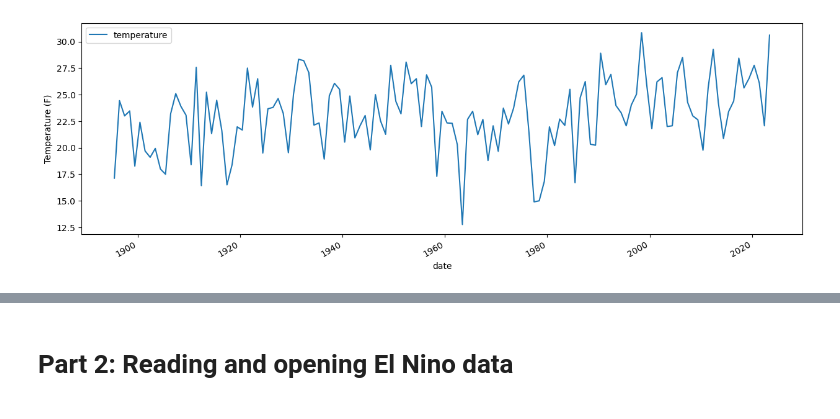
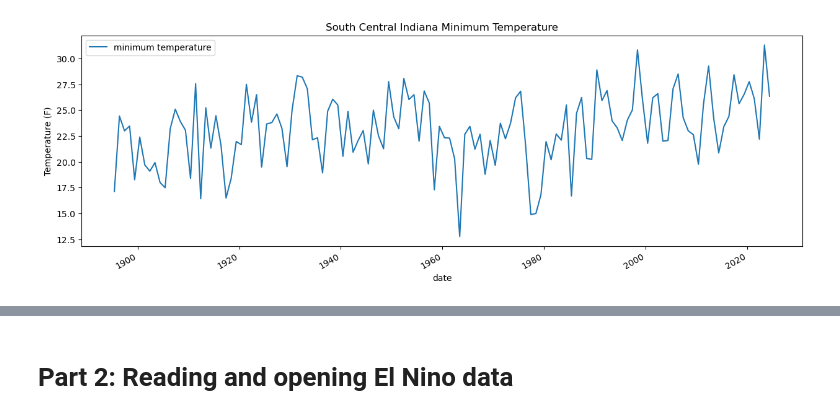
Before and after one commit to match798/G690, a Jupyter notebook: 03_data_science_modules/03_winter_temperature_enso.ipynb, the cells around one changed output, grey strips where cells are left out. Saved outputs shown, nothing was run; the diff lists cells and outputs as text; code cells hidden in the pictures.

Commit message:
refine comments, correct errors, add insights to 03_winter_temp exercise

```diff
--- a/03_data_science_modules/03_winter_temperature_enso.ipynb
+++ b/03_data_science_modules/03_winter_temperature_enso.ipynb
@@ -88,18 +92,20 @@ scin_df
 # %%
 """ Convert the dataset to a timeseries. """
-# convert to a numpy array
-scin_as_numpy = scin_df.values
+# convert the dataframe to numpy array
+""" Correction:
+DataFrame.to_numpy() is recommended instead of df.values which is deprecated now """
+SCIN_np = SCIN_df.to_numpy()
+
 # pull out only the temperature data
-scin_temp_np = scin_as_numpy[:,1:13]
+""" Correction: no need to specify the ending index if it is the very end """
+tmin_np = SCIN_np[:,1:]
+# check the data by printing out shape
+print(tmin_np.shape)
 
 # convert the matrix to a vector
-scin_temps = scin_temp_np.ravel()
+tmin_data = tmin_np.ravel()
 
-# make dates for each index
-scin_dates = pd.date_range(start = '1895-01-1', end = '2024-01-01', freq = '1M')
-
-# create a new dataframe for the timeseries
-dataframe_dict = {'date' : scin_dates, 'temperature' : scin_temps}
-scin_ts = pd.DataFrame(dataframe_dict)
-scin_ts.plot('date', 'temperature')
+# create the time/dates axis
+tmin_dates = pd.date_range(start = '1895-01-1', end = '2025-01-01', freq = '1M')
+print(tmin_dates.shape)
 # %% [output]
@@ -108,20 +123,25 @@ scin_ts.plot('date', 'temperature')
 # %%
-""" Select and average over winter times (DJF). """
+""" calculate average over winter months (DJF) """
+
+# create a new dataframe for the timeseries
+tmin_df = pd.DataFrame({'date' : tmin_dates, 'minimum temperature' : tmin_data})
 
 # select only the winter months
-date_month_values = scin_ts['date'].dt.month # get the month values for each date
-in_winter = date_month_values.isin([12, 1, 2])
+months = tmin_df['date'].dt.month # get the month values for each date
+""" Note: .dt is the attribute of Pandas Series only, not DataFrame """
+winter_idx = months.isin([12, 1, 2])
 # use boolean indexing to select only the winter months
-scin_ts_winter = scin_ts[in_winter]
+tmin_winter_df = tmin_df[winter_idx]
 
 # group by year and average over the winter months
-year = scin_ts_winter['date'].dt.year # pull out the year for each date
-scin_ts_winter_avg = scin_ts_winter.groupby(year).mean()
+years = tmin_winter_df['date'].dt.year # pull out the year for each date
+tmin_winter_avg = tmin_winter_df.groupby(years).mean()
 
-# plot the timeseries
+# plot the timeseries of mean minimum temperature in winter using pandas built-in plot
 fig, ax = plt.subplots(figsize=(15,5))
-scin_ts_winter_avg.plot(x='date', y='temperature', ax = ax)
+tmin_winter_avg.plot(x='date', y='minimum temperature', ax=ax)
 ax.set_ylabel("Temperature (F)")
+ax.set_title("South Central Indiana Minimum Temperature")
 plt.show()
 # %% [output]
-[figure, old version]
+[figure, new version]
```
Also changed, not shown: parts of 12 cells of this notebook.
